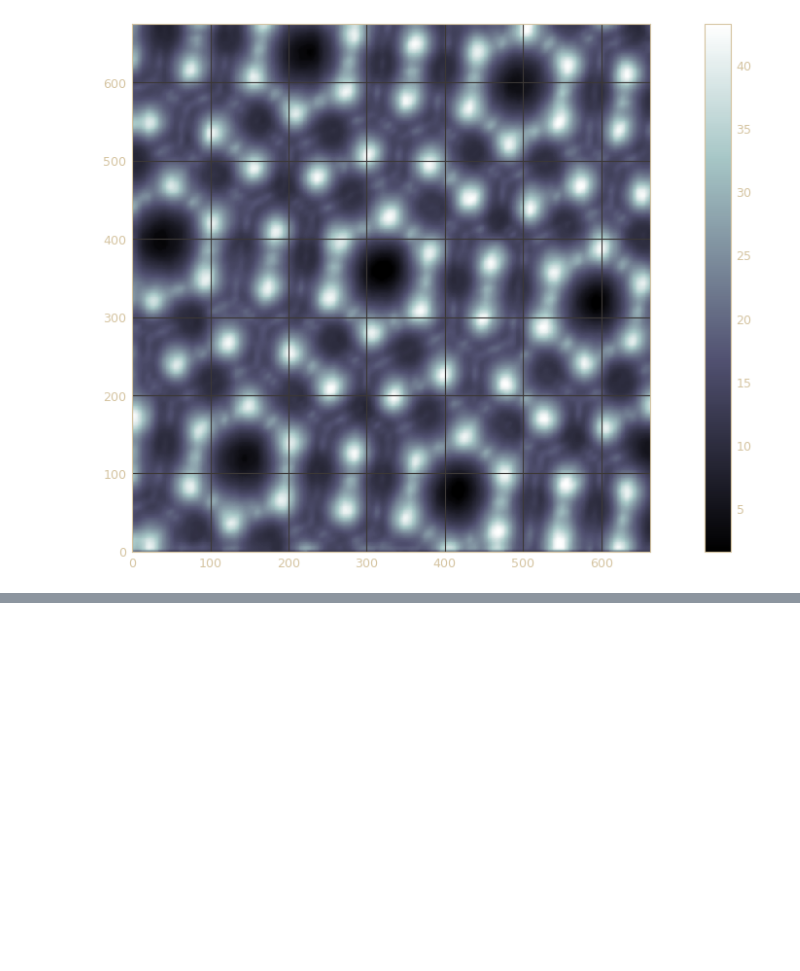
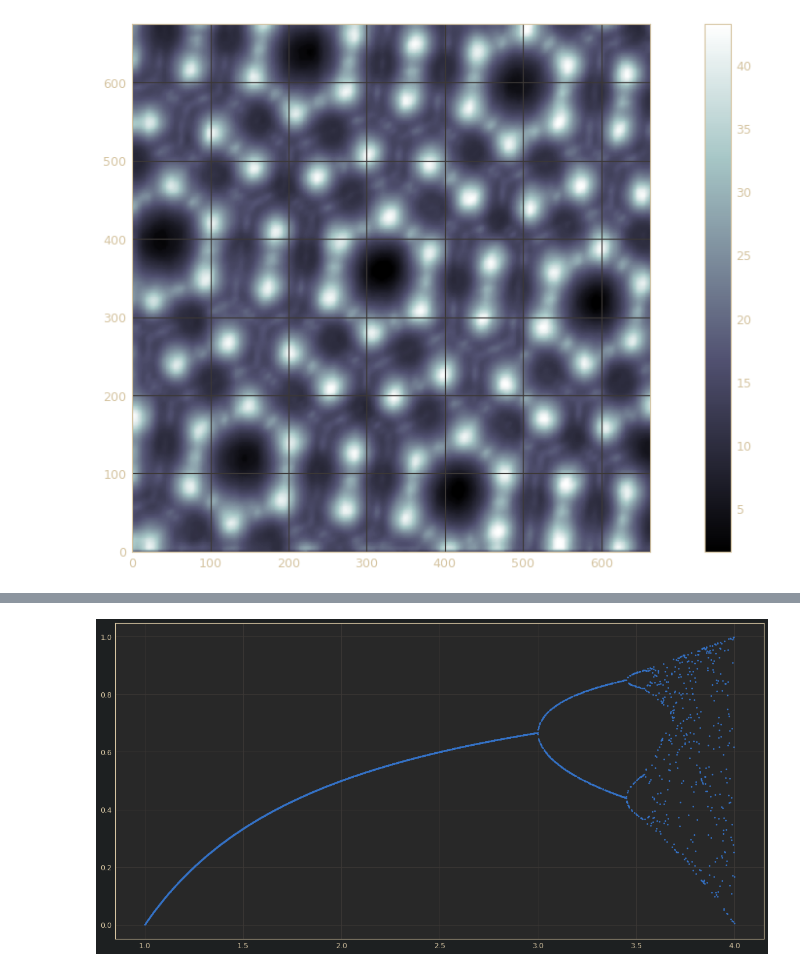
Before and after one commit to diogobgomes/FisicaComputacional, a Jupyter notebook: TP2/TP2.ipynb, the cells around one changed output, grey strips where cells are left out. Drawn from its saved outputs; the diff is of its cells as text; code cells hidden in the pictures; blank space fills up the shorter version.

```diff
--- a/TP2/TP2.ipynb
+++ b/TP2/TP2.ipynb
@@ -157,0 +217,25 @@ plt.show()
+# %%
+# Mapa logístico, número variável de iterações, versão 1
+
+# Takes arguments r (int), number of initial iterations (initial_iter, int), and the range for the random number of iterations
+def logistic_map(r, num_iter):
+    x = 0.5
+    # Iterate iter_num + random number of times
+    for i in range(num_iter):
+        x = r*x*(1-x)
+    return x
+
+# Create the display arrays
+r_array = np.arange(1,4,0.001)
+y_array = np.empty(r_array.size)
+rand_array = rd.randint(1000,2000,r_array.size) + 1000 # Number of iterations per point
+
+# Iterate over rand_array, and use y iterated rand[i] times
+for i,rand in enumerate(rand_array):
+    y_array[i] = logistic_map(r_array[i],rand)
+
+plt.figure(figsize=(20,10))
+plt.plot(r_array,y_array,'.')
+plt.show()
+# %% [output]
+[figure, added]
```
Also changed, not shown: parts of 9 cells of this notebook, 1 other file.
